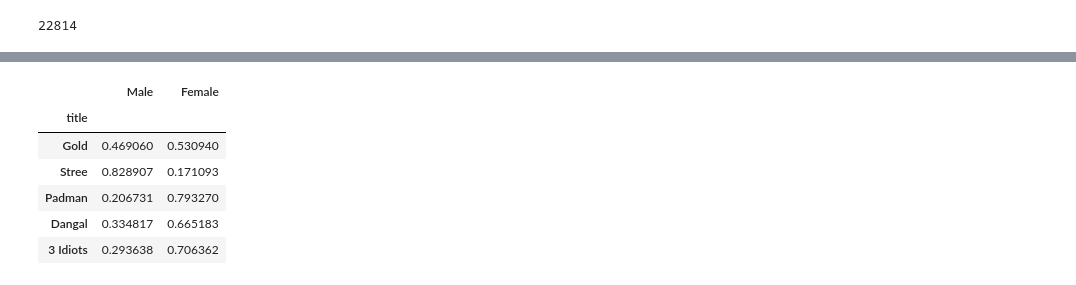
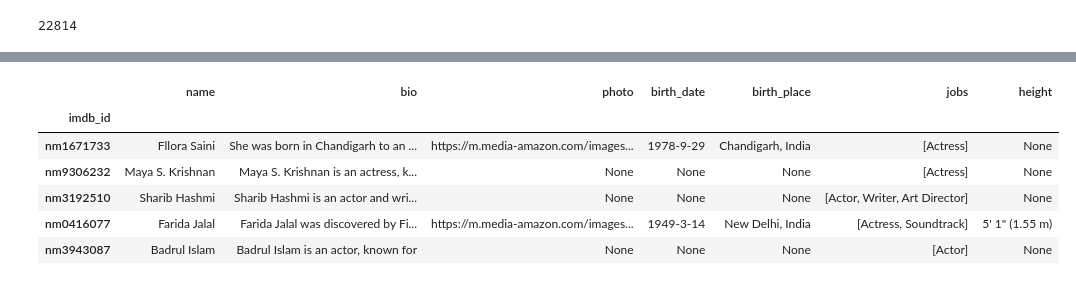
Before and after one commit to IHackPy/bollywood_workshop, a Jupyter notebook: notebooks/99_Appendix.ipynb, the cells around one changed output, grey strips where cells are left out. Drawn from its saved outputs; the diff is of its cells as text; code cells hidden in the pictures.

```diff
--- a/notebooks/99_Appendix.ipynb
+++ b/notebooks/99_Appendix.ipynb
@@ -621,10 +652,15 @@ topics.index = summaries.index
+# %%
+import os
+import pandas
+
+people = pandas.read_pickle(os.path.join('data', 'people.pkl'))
 # %%
-topics.head()
+people.head()
 # %% [output]
-|  | Male | Female |
-| title |  |  |
-| Gold | 0.469060 | 0.530940 |
-| Stree | 0.828907 | 0.171093 |
-| Padman | 0.206731 | 0.793270 |
-| Dangal | 0.334817 | 0.665183 |
-| 3 Idiots | 0.293638 | 0.706362 |
+|  | name | bio | photo | birth_date | birth_place | jobs | height |
+| imdb_id |  |  |  |  |  |  |  |
+| nm1671733 | Fllora Saini | She was born in Chandigarh to an ... | https://m.media-amazon.com/images... | 1978-9-29 | Chandigarh, India | [Actress] | None |
+| nm9306232 | Maya S. Krishnan | Maya S. Krishnan is an actress, k... | None | None | None | [Actress] | None |
+| nm3192510 | Sharib Hashmi | Sharib Hashmi is an actor and wri... | None | None | None | [Actor, Writer, Art Director] | None |
+| nm0416077 | Farida Jalal | Farida Jalal was discovered by Fi... | https://m.media-amazon.com/images... | 1949-3-14 | New Delhi, India | [Actress, Soundtrack] | 5' 1" (1.55 m) |
+| nm3943087 | Badrul Islam | Badrul Islam is an actor, known for | None | None | None | [Actor] | None |
```
Also changed, not shown: parts of 14 cells of this notebook, 3 other files.
